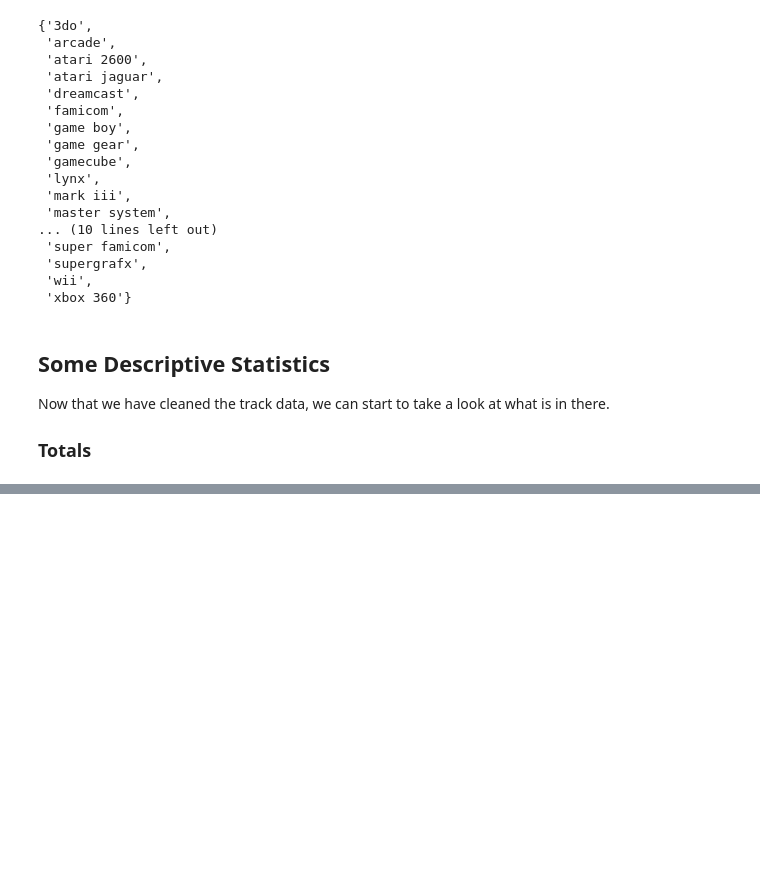
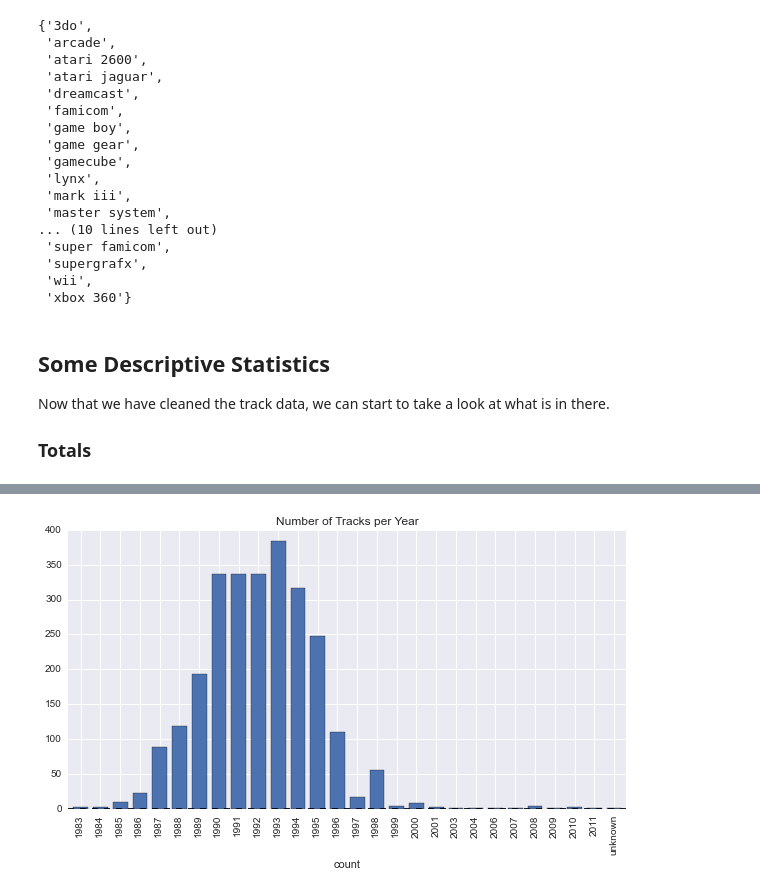
Before and after one commit to sfingram/lmh-analysis, a Jupyter notebook: LMH Analysis.ipynb, the cells around one changed output, grey strips where cells are left out. Cells and saved outputs as stored; diff of their text form; code cells hidden in the pictures; blank space fills up the shorter version.

```diff
--- a/LMH Analysis.ipynb
+++ b/LMH Analysis.ipynb
@@ -448,0 +467,10 @@ Total Number of tracks 4030
+# %%
+#just_tracks['year']=just_tracks.year.apply(lambda x: x.split(' ')[0])
+(just_tracks.groupby('year')
+ .count()['game']
+ #.order(ascending=False)
+ .plot(kind='bar',figsize=(10,5)));
+plt.xlabel('count');
+plt.title('Number of Tracks per Year');
+# %% [output]
+[figure, added]
```
Also changed, not shown: parts of 10 cells of this notebook.
